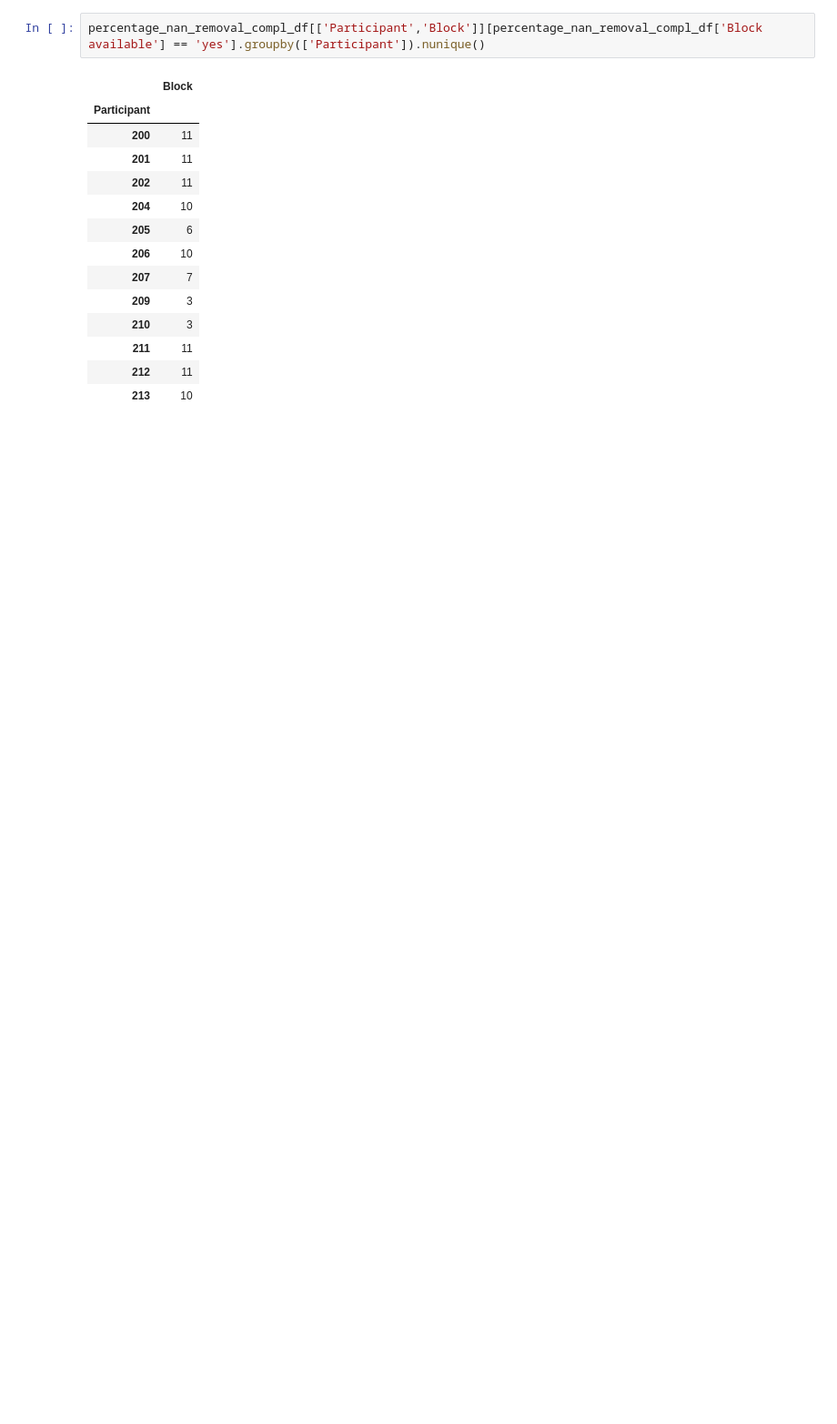
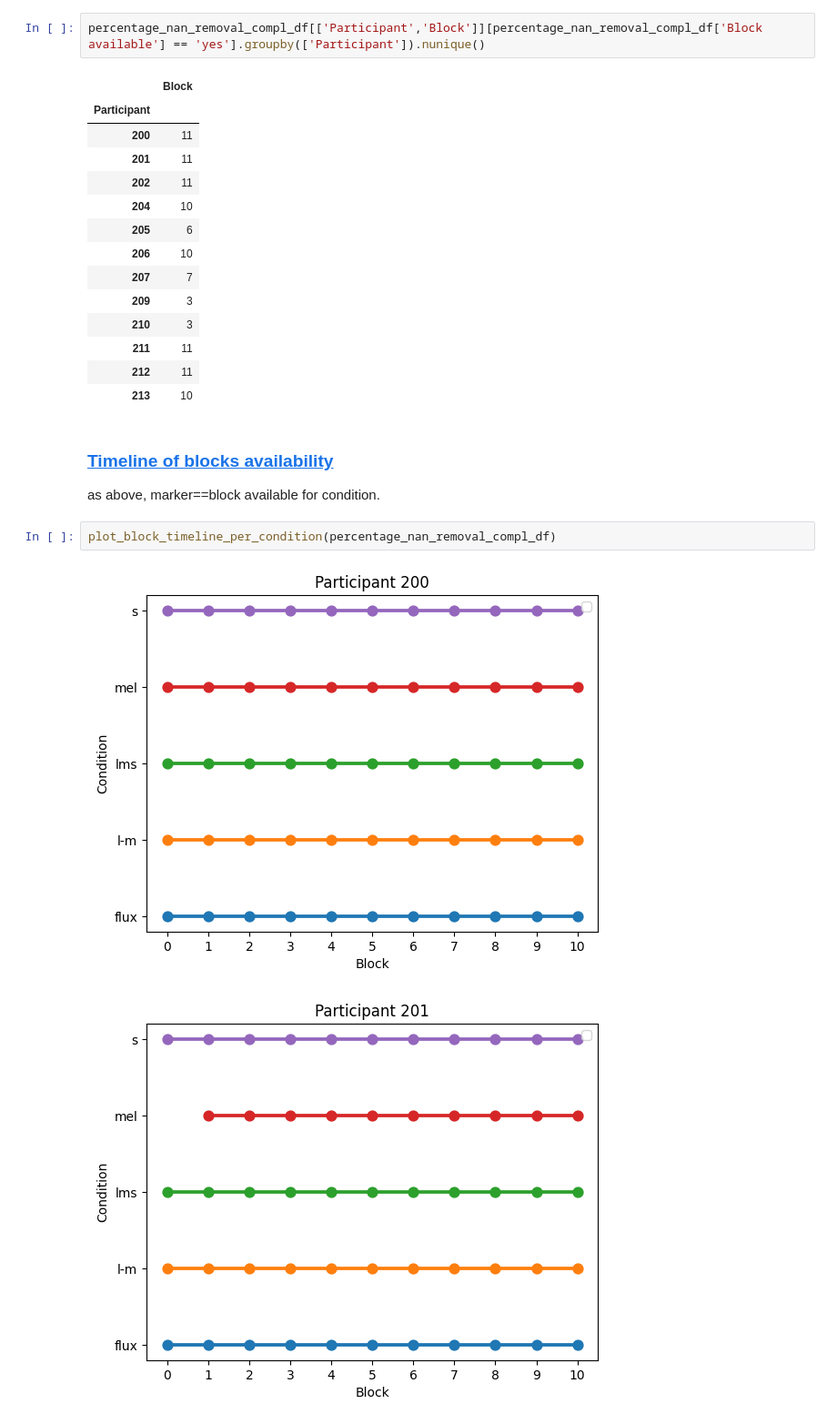
Before and after one commit to tscnlab/civibe_pupilprep, a Jupyter notebook: notebooks/eda_analyse_block_acceptance.ipynb, the cells around one changed output. Shown: that part at 91% size. Drawn from its saved outputs; the diff is of its cells as text; blank space fills up the shorter version.

```diff
--- a/notebooks/eda_analyse_block_acceptance.ipynb
+++ b/notebooks/eda_analyse_block_acceptance.ipynb
@@ -170,3 +208,12 @@ percentage_nan_removal_compl_df[['Participant','Block']][percentage_nan_removal_
 | 211 | 11 |
 | 212 | 11 |
 | 213 | 10 |
+# %% [markdown]
+### <a id='toc2_1_2_'></a>[Timeline of blocks availability](#toc0_)
+
+as above, marker==block available for condition.
+# %%
+plot_block_timeline_per_condition(percentage_nan_removal_compl_df)
+# %% [output]
+[figure, added]
+[figure, added]
```
Also changed, not shown: parts of 9 cells of this notebook.
